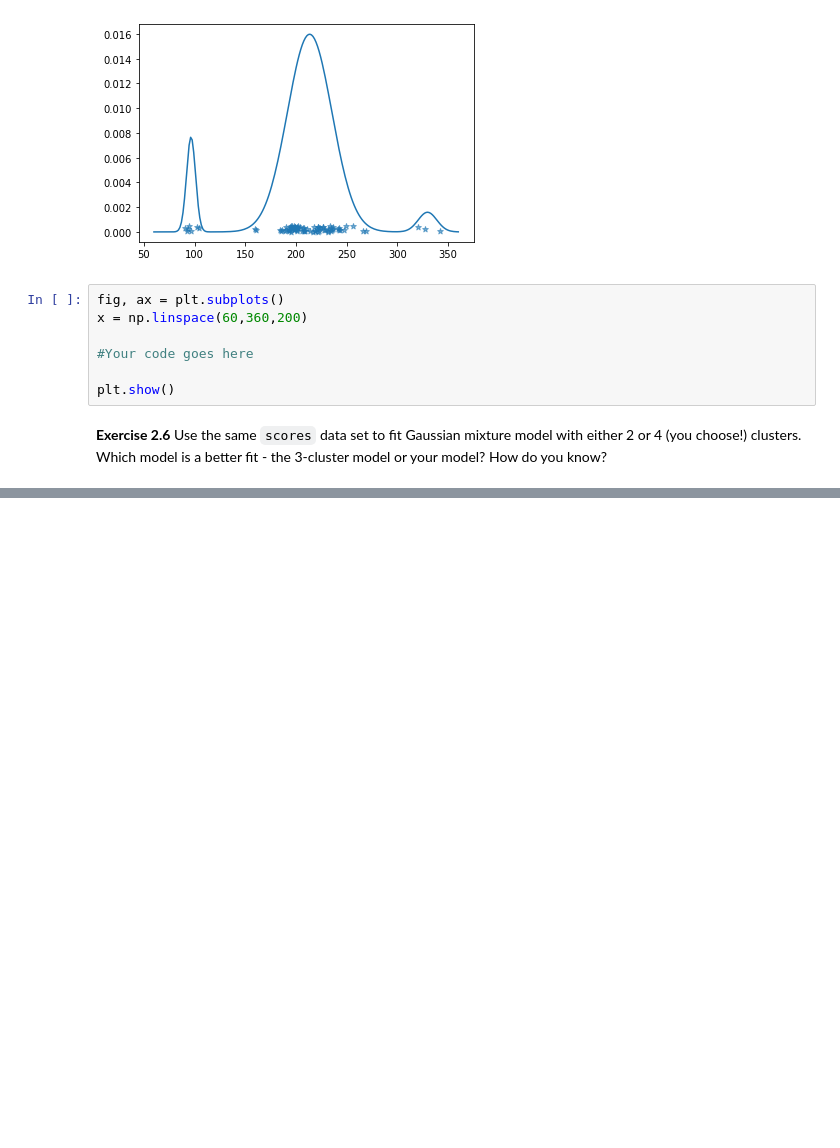
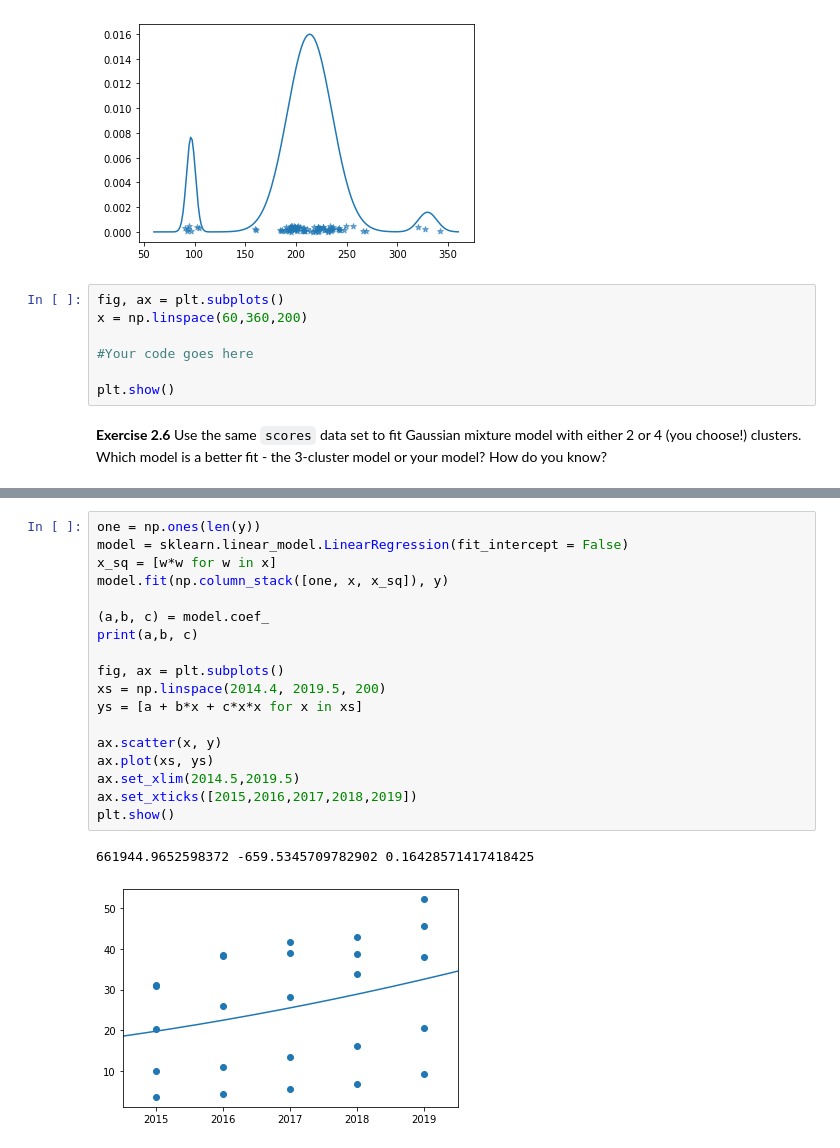
Before and after one commit to Akvile1206/data-science-course, a Jupyter notebook: notebooks/Part_2_Fitting_models.ipynb, the cells around one changed output, grey strips where cells are left out. Saved outputs shown, nothing was run; the diff lists cells and outputs as text; blank space fills up the shorter version.

```diff
--- a/notebooks/Part_2_Fitting_models.ipynb
+++ b/notebooks/Part_2_Fitting_models.ipynb
@@ -278,0 +537,21 @@ https://osp.stat.gov.lt/statistiniu-rodikliu-analize?indicator=S4R125#/
+# %%
+one = np.ones(len(y))
+model = sklearn.linear_model.LinearRegression(fit_intercept = False)
+x_sq = [w*w for w in x]
+model.fit(np.column_stack([one, x, x_sq]), y)
+
+(a,b, c) = model.coef_
+print(a,b, c)
+
+fig, ax = plt.subplots()
+xs = np.linspace(2014.4, 2019.5, 200)
+ys = [a + b*x + c*x*x for x in xs]
+
+ax.scatter(x, y)
+ax.plot(xs, ys)
+ax.set_xlim(2014.5,2019.5)
+ax.set_xticks([2015,2016,2017,2018,2019])
+plt.show()
+# %% [output]
+661944.9652598372 -659.5345709782902 0.16428571417418425
+[figure, added]
```
Also changed, not shown: parts of 48 cells of this notebook.
